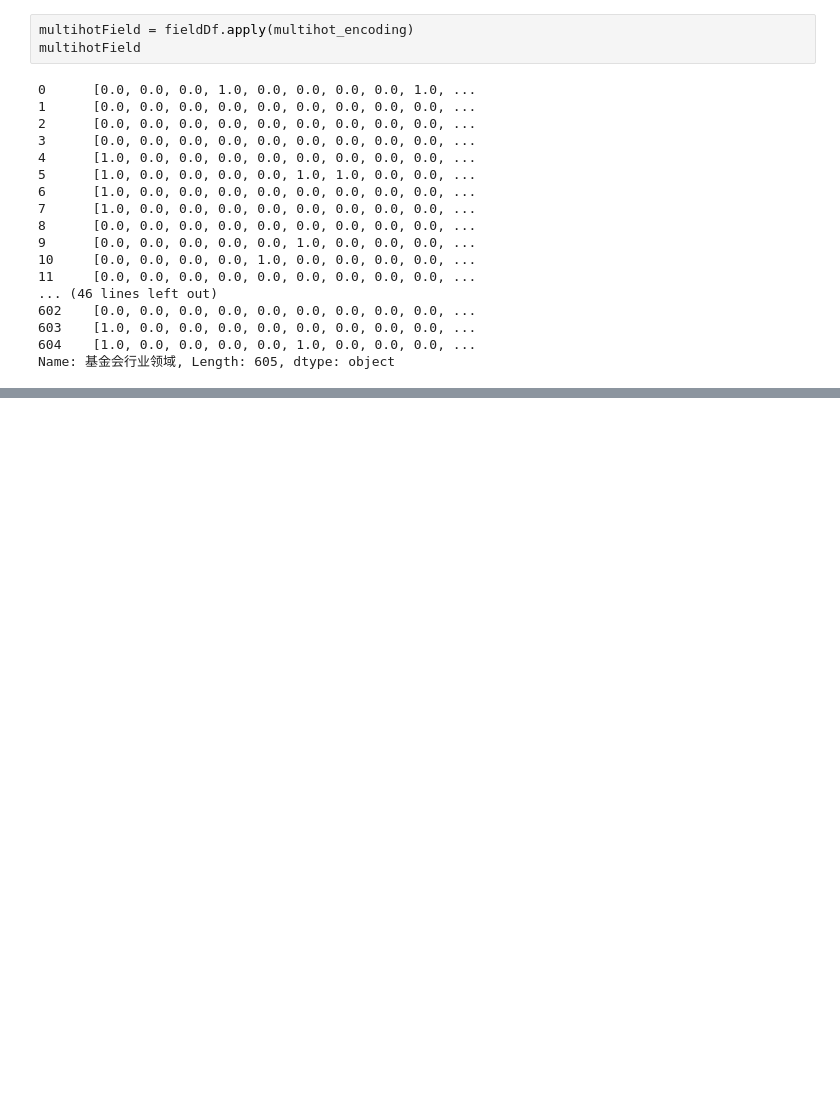
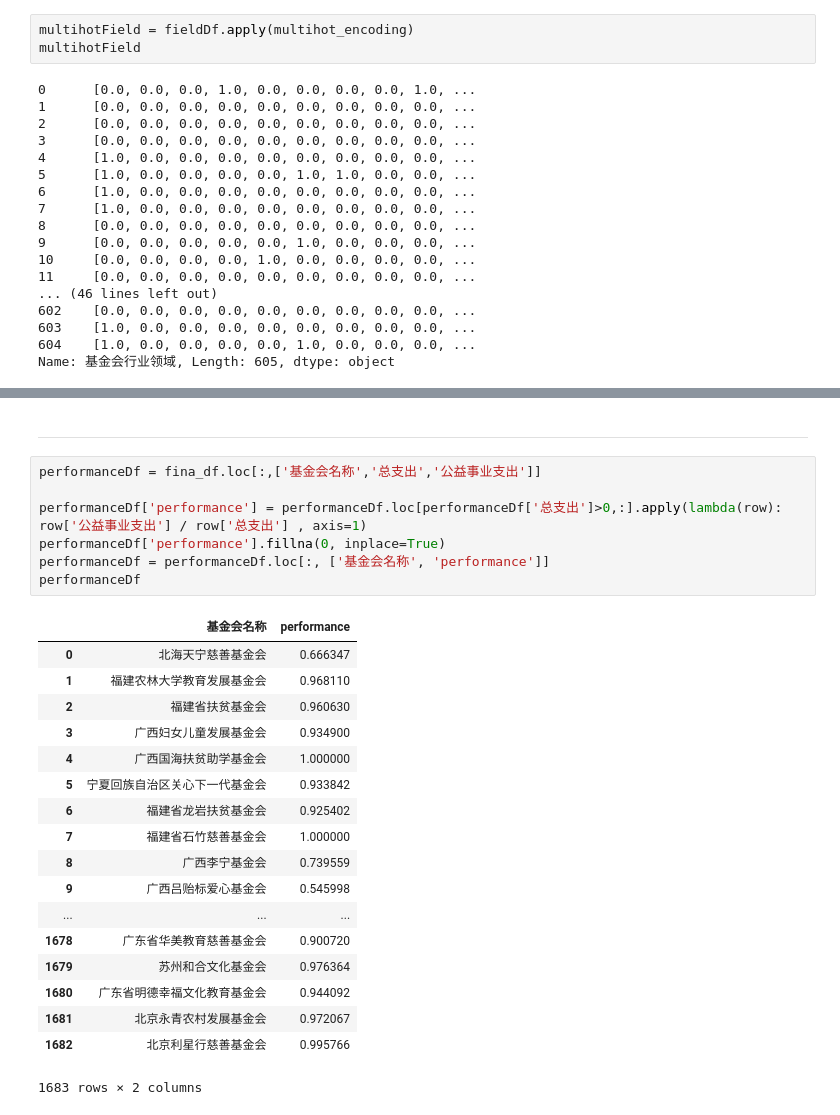
Before and after one commit to khuangaf/soicalHack, a Jupyter notebook: data_preprocess.ipynb, the cells around one changed output, grey strips where cells are left out. Saved outputs shown, nothing was run; the diff lists cells and outputs as text; blank space fills up the shorter version.

```diff
--- a/data_preprocess.ipynb
+++ b/data_preprocess.ipynb
@@ -100,0 +176,28 @@ for i in range(length):
+# %% [markdown]
+<hr>
+# %%
+performanceDf = fina_df.loc[:,['基金会名称','总支出','公益事业支出']]
+
+performanceDf['performance'] = performanceDf.loc[performanceDf['总支出']>0,:].apply(lambda(row): row['公益事业支出'] / row['总支出'] , axis=1)
+performanceDf['performance'].fillna(0, inplace=True)
+performanceDf = performanceDf.loc[:, ['基金会名称', 'performance']]
+performanceDf
+# %% [output]
+|  | 基金会名称 | performance |
+| 0 | 北海天宁慈善基金会 | 0.666347 |
+| 1 | 福建农林大学教育发展基金会 | 0.968110 |
+| 2 | 福建省扶贫基金会 | 0.960630 |
+| 3 | 广西妇女儿童发展基金会 | 0.934900 |
+| 4 | 广西国海扶贫助学基金会 | 1.000000 |
+| 5 | 宁夏回族自治区关心下一代基金会 | 0.933842 |
+| 6 | 福建省龙岩扶贫基金会 | 0.925402 |
+| 7 | 福建省石竹慈善基金会 | 1.000000 |
+| 8 | 广西李宁基金会 | 0.739559 |
+| 9 | 广西吕贻标爱心基金会 | 0.545998 |
+| ... | ... | ... |
+| 1678 | 广东省华美教育慈善基金会 | 0.900720 |
+| 1679 | 苏州和合文化基金会 | 0.976364 |
+| 1680 | 广东省明德幸福文化教育基金会 | 0.944092 |
+| 1681 | 北京永青农村发展基金会 | 0.972067 |
+| 1682 | 北京利星行慈善基金会 | 0.995766 |
+1683 rows × 2 columns
```
Also changed, not shown: parts of 5 cells of this notebook.
